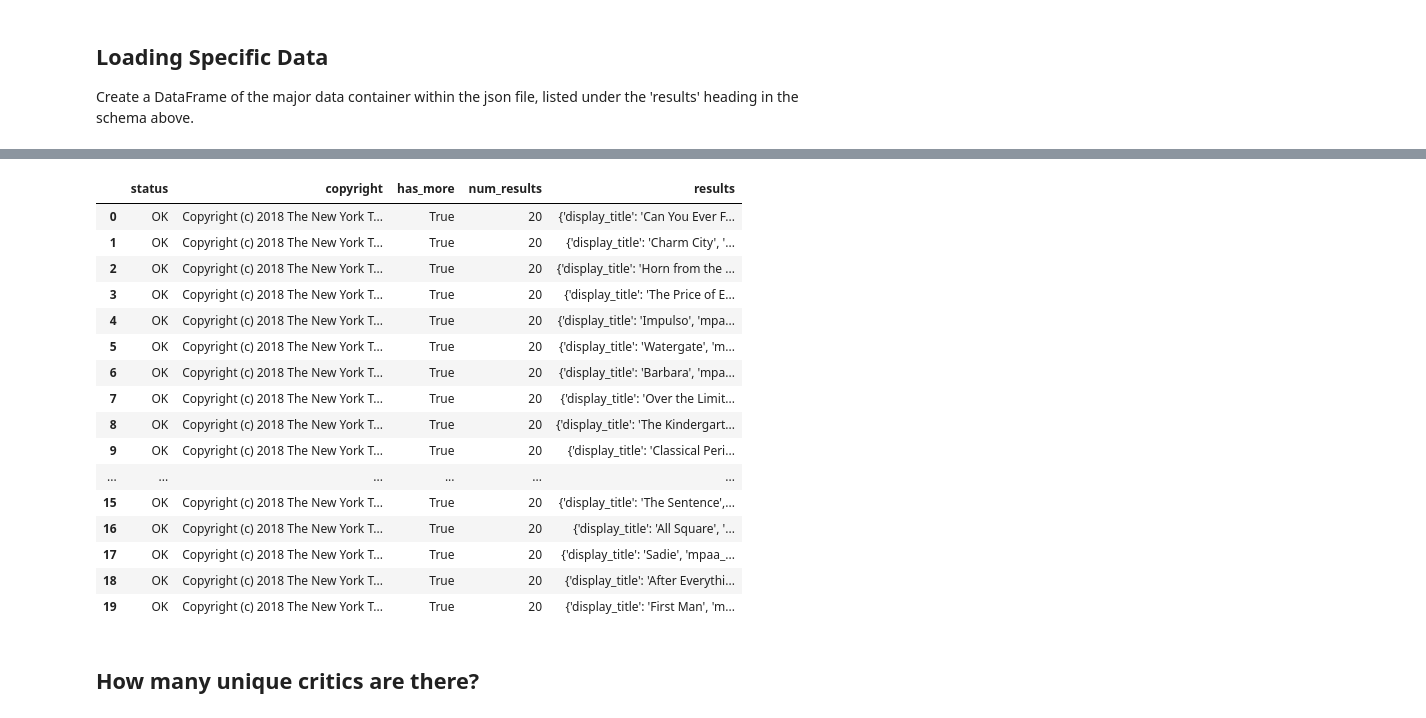
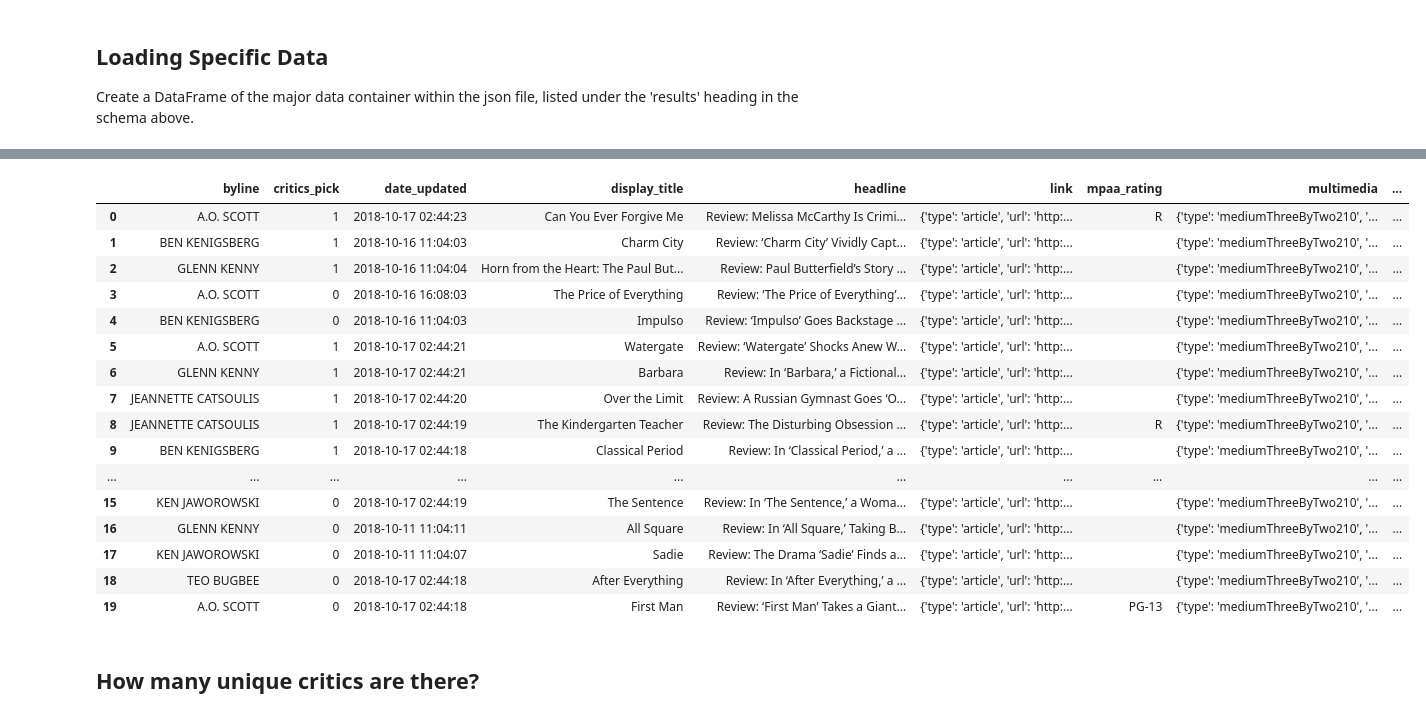
Before and after one commit to quannguyen234/dsc-working-with-known-json-schemas-lab-nyc-ds-082619, a Jupyter notebook: index.ipynb, the cells around one changed output, grey strips where cells are left out. Drawn from its saved outputs; the diff is of its cells as text; code cells hidden in the pictures.

```diff
--- a/index.ipynb
+++ b/index.ipynb
@@ -58,26 +58,26 @@ data['results']
    'height': 140}}]
 # %%
 #Your code here
-df= pd.DataFrame(data['res'])
+df= pd.DataFrame(data['results'])
 df
 # %% [output]
-|  | status | copyright | has_more | num_results | results |
-| 0 | OK | Copyright (c) 2018 The New York T... | True | 20 | {'display_title': 'Can You Ever F... |
-| 1 | OK | Copyright (c) 2018 The New York T... | True | 20 | {'display_title': 'Charm City', '... |
-| 2 | OK | Copyright (c) 2018 The New York T... | True | 20 | {'display_title': 'Horn from the ... |
-| 3 | OK | Copyright (c) 2018 The New York T... | True | 20 | {'display_title': 'The Price of E... |
-| 4 | OK | Copyright (c) 2018 The New York T... | True | 20 | {'display_title': 'Impulso', 'mpa... |
-| 5 | OK | Copyright (c) 2018 The New York T... | True | 20 | {'display_title': 'Watergate', 'm... |
-| 6 | OK | Copyright (c) 2018 The New York T... | True | 20 | {'display_title': 'Barbara', 'mpa... |
-| 7 | OK | Copyright (c) 2018 The New York T... | True | 20 | {'display_title': 'Over the Limit... |
-| 8 | OK | Copyright (c) 2018 The New York T... | True | 20 | {'display_title': 'The Kindergart... |
-| 9 | OK | Copyright (c) 2018 The New York T... | True | 20 | {'display_title': 'Classical Peri... |
-| ... | ... | ... | ... | ... | ... |
-| 15 | OK | Copyright (c) 2018 The New York T... | True | 20 | {'display_title': 'The Sentence',... |
-| 16 | OK | Copyright (c) 2018 The New York T... | True | 20 | {'display_title': 'All Square', '... |
-| 17 | OK | Copyright (c) 2018 The New York T... | True | 20 | {'display_title': 'Sadie', 'mpaa_... |
-| 18 | OK | Copyright (c) 2018 The New York T... | True | 20 | {'display_title': 'After Everythi... |
-| 19 | OK | Copyright (c) 2018 The New York T... | True | 20 | {'display_title': 'First Man', 'm... |
+|  | byline | critics_pick | date_updated | display_title | headline | link | mpaa_rating | multimedia | ... |
+| 0 | A.O. SCOTT | 1 | 2018-10-17 02:44:23 | Can You Ever Forgive Me | Review: Melissa McCarthy Is Crimi... | {'type': 'article', 'url': 'http:... | R | {'type': 'mediumThreeByTwo210', '... | ... |
+| 1 | BEN KENIGSBERG | 1 | 2018-10-16 11:04:03 | Charm City | Review: ‘Charm City’ Vividly Capt... | {'type': 'article', 'url': 'http:... |  | {'type': 'mediumThreeByTwo210', '... | ... |
+| 2 | GLENN KENNY | 1 | 2018-10-16 11:04:04 | Horn from the Heart: The Paul But... | Review: Paul Butterfield’s Story ... | {'type': 'article', 'url': 'http:... |  | {'type': 'mediumThreeByTwo210', '... | ... |
+| 3 | A.O. SCOTT | 0 | 2018-10-16 16:08:03 | The Price of Everything | Review: ‘The Price of Everything’... | {'type': 'article', 'url': 'http:... |  | {'type': 'mediumThreeByTwo210', '... | ... |
+| 4 | BEN KENIGSBERG | 0 | 2018-10-16 11:04:03 | Impulso | Review: ‘Impulso’ Goes Backstage ... | {'type': 'article', 'url': 'http:... |  | {'type': 'mediumThreeByTwo210', '... | ... |
+| 5 | A.O. SCOTT | 1 | 2018-10-17 02:44:21 | Watergate | Review: ‘Watergate’ Shocks Anew W... | {'type': 'article', 'url': 'http:... |  | {'type': 'mediumThreeByTwo210', '... | ... |
+| 6 | GLENN KENNY | 1 | 2018-10-17 02:44:21 | Barbara | Review: In ‘Barbara,’ a Fictional... | {'type': 'article', 'url': 'http:... |  | {'type': 'mediumThreeByTwo210', '... | ... |
+| 7 | JEANNETTE CATSOULIS | 1 | 2018-10-17 02:44:20 | Over the Limit | Review: A Russian Gymnast Goes ‘O... | {'type': 'article', 'url': 'http:... |  | {'type': 'mediumThreeByTwo210', '... | ... |
+| 8 | JEANNETTE CATSOULIS | 1 | 2018-10-17 02:44:19 | The Kindergarten Teacher | Review: The Disturbing Obsession ... | {'type': 'article', 'url': 'http:... | R | {'type': 'mediumThreeByTwo210', '... | ... |
+| 9 | BEN KENIGSBERG | 1 | 2018-10-17 02:44:18 | Classical Period | Review: In ‘Classical Period,’ a ... | {'type': 'article', 'url': 'http:... |  | {'type': 'mediumThreeByTwo210', '... | ... |
+| ... | ... | ... | ... | ... | ... | ... | ... | ... | ... |
+| 15 | KEN JAWOROWSKI | 0 | 2018-10-17 02:44:19 | The Sentence | Review: In ‘The Sentence,’ a Woma... | {'type': 'article', 'url': 'http:... |  | {'type': 'mediumThreeByTwo210', '... | ... |
+| 16 | GLENN KENNY | 0 | 2018-10-11 11:04:11 | All Square | Review: In ‘All Square,’ Taking B... | {'type': 'article', 'url': 'http:... |  | {'type': 'mediumThreeByTwo210', '... | ... |
+| 17 | KEN JAWOROWSKI | 0 | 2018-10-11 11:04:07 | Sadie | Review: The Drama ‘Sadie’ Finds a... | {'type': 'article', 'url': 'http:... |  | {'type': 'mediumThreeByTwo210', '... | ... |
+| 18 | TEO BUGBEE | 0 | 2018-10-17 02:44:18 | After Everything | Review: In ‘After Everything,’ a ... | {'type': 'article', 'url': 'http:... |  | {'type': 'mediumThreeByTwo210', '... | ... |
+| 19 | A.O. SCOTT | 0 | 2018-10-17 02:44:18 | First Man | Review: ‘First Man’ Takes a Giant... | {'type': 'article', 'url': 'http:... | PG-13 | {'type': 'mediumThreeByTwo210', '... | ... |
 # %% [markdown]
 ## How many unique critics are there?
 # %%
```
